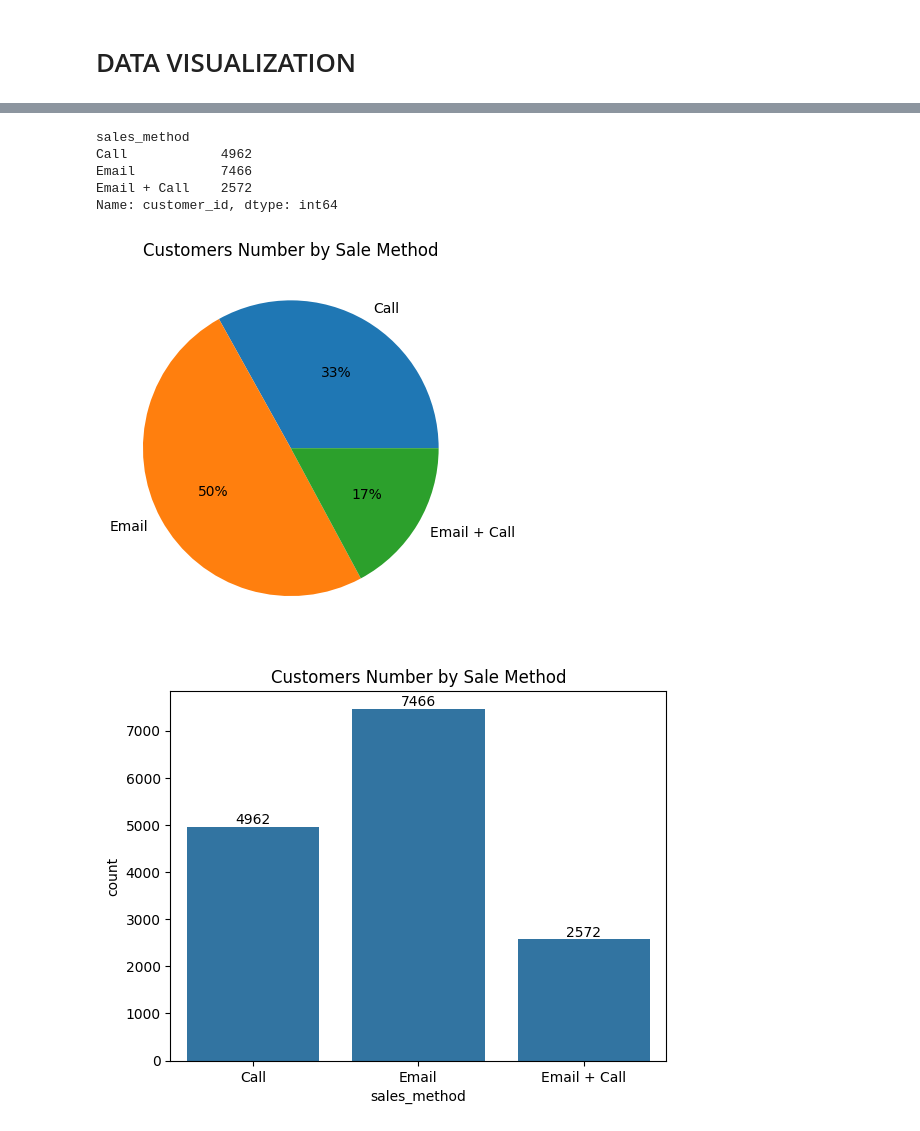
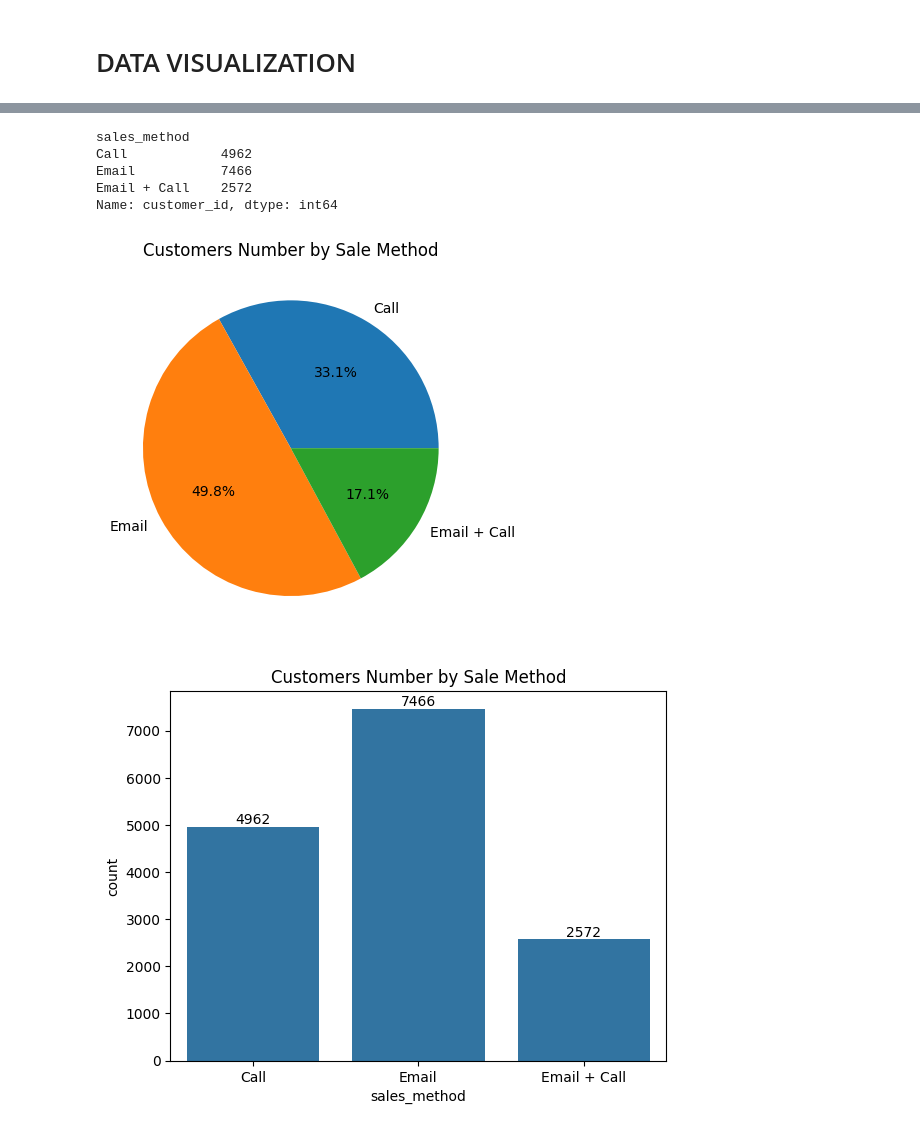
Before and after one commit to zychen1017/DataCamp_Certification, a Jupyter notebook: datacamp_certification.ipynb, the cells around one changed output, grey strips where cells are left out. Saved outputs shown, nothing was run; the diff lists cells and outputs as text; code cells hidden in the pictures.

```diff
--- a/datacamp_certification.ipynb
+++ b/datacamp_certification.ipynb
@@ -169,18 +175,18 @@ memory usage: 937.6+ KB
 # %%
 # How many customers were there for each approach?
 Customers = df.groupby('sales_method')['customer_id'].count()
 print(Customers)
-Customers.plot(kind='pie',autopct='%1.0f%%')
+Customers.plot(kind='pie',autopct='%1.1f%%')
 plt.title('Customers Number by Sale Method')
 plt.ylabel('')
 plt.show()
 # %% [output]
 sales_method
 Call            4962
 Email           7466
 Email + Call    2572
 Name: customer_id, dtype: int64
-[figure, old version]
+[figure, new version]
 # %%
 # barchat for each method
 sns.countplot(data=df, x='sales_method',order=['Call','Email','Email + Call'])
```
Also changed, not shown: parts of 8 cells of this notebook.
